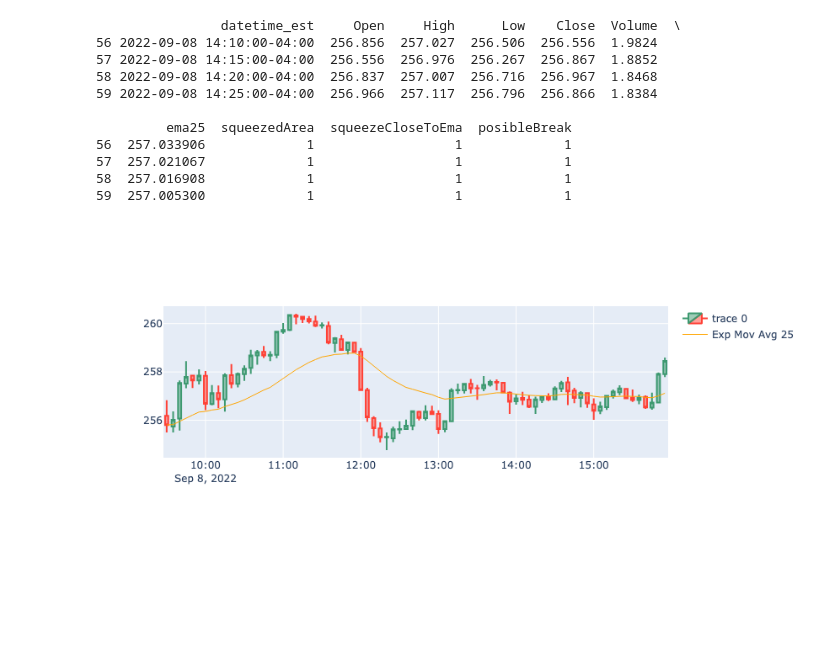
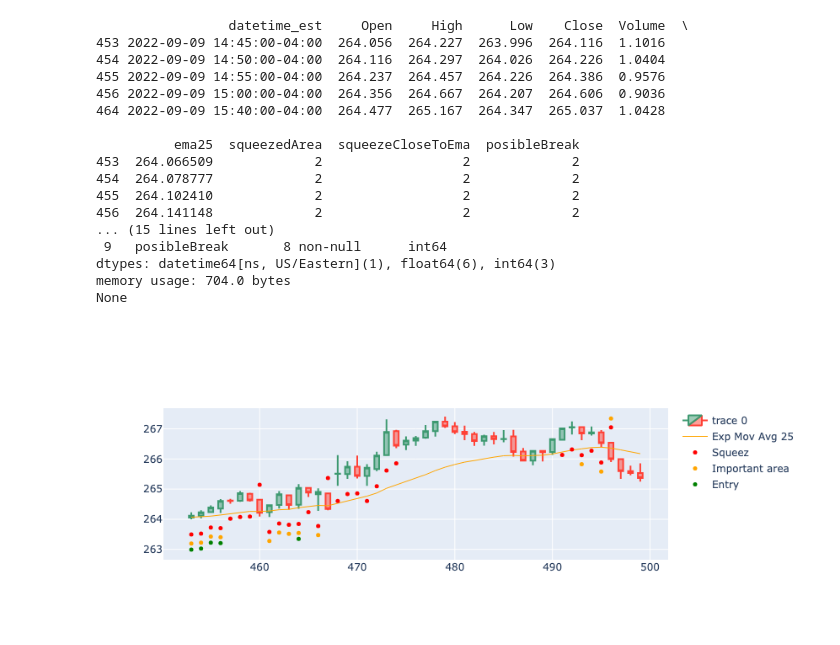
Before and after one commit to gastoncs/jupyter-docker, a Jupyter notebook: app/src/backtesting/squeez/squeez_pattern_v3.ipynb, the cells around one changed output. Drawn from its saved outputs; the diff is of its cells as text; code cells hidden in the pictures; blank space fills up the shorter version.

Commit message:
Adjustments to the Squeez Pattern

```diff
--- a/app/src/backtesting/squeez/squeez_pattern_v3.ipynb
+++ b/app/src/backtesting/squeez/squeez_pattern_v3.ipynb
@@ -6,11 +6,6 @@ import enum
 import math
 from pandas_ta.volatility import kc
 from datetime import datetime, timezone
-
-class TENDENCY(enum.Enum):
-    NEUTRAL = 0
-    POSITIVE = 1
-    NEGATIVE = 2
 
 class POSITION(enum.Enum):
     NEUTRAL = 0
@@ -32,9 +27,8 @@ def calculateBolingerAndKeltnerChannels(kc)->None:
     #Bolinger Band Upper - Keltner Channel Upper
     df['bbu_minus_kcu'] = df['BBU_20_2.0'] - kc['KCUe_20_2']
 
-def is_sma_uptrend(sma, N):
-    # Check the last N 10 points for uptrend
-    y = sma[-N:]
+def isSmaUptrend(sma, N):
+    y = sma[-N:] # Check the last N 10 points for uptrend
     x = np.arange(len(y))
     slope = np.polyfit(x, y, 1)[0]
     return slope > 0
@@ -46,17 +40,16 @@ def isUptrend(candle):
     windowCount = len(window)
 
     tendency = False
-    if(windowCount > 30):
+    if(windowCount > 20):
         percWindow = math.ceil(windowCount * .50)
         window['SMA'] = window.Close.rolling(window=percWindow).mean()
 
-        if is_sma_uptrend(window['SMA'], percWindow):
+        if isSmaUptrend(window['SMA'], percWindow):
             tendency = True
 
     return tendency
 
 def detectPosibleBreak(candle)->None:
-
     window = 3
     posibleBreak = EMA25['PRICE_ACCION_NEUTRAL'].value
     ema25 = (df.iloc[candle]).ema25
@@ -118,20 +111,17 @@ if __name__ == '__main__':
     df['datetime_est']=pd.to_datetime(df["datetime_gmt"], unit='ms').dt.tz_localize('UTC').dt.tz_convert('US/Eastern')
 
     # Regular hours
-    #df.index = df['datetime_est']
-    #df.between_time("09:30", "16:00")
+    df.index = df['datetime_est']
+    df.between_time("09:30", "16:00")
 
     #startOfTheDay = pd.Timestamp.now().strftime('%Y-%m-%d 09:30:00')
     #now = pd.Timestamp.now().strftime('%Y-%m-%d %H:%M:%S')
 
-    #fromTodayStart = '2022-09-08 09:30:00'
-    #toNow   = '2022-09-08 11:00:00'
-    #df2 = df[df['datetime_est'].between(fromTodayStart, toNow)]
-    #window = len(df2)
-
+    '''
     fromTodayStart = '2022-09-08 09:30:00'
     toNow   = '2022-09-08 16:00:00'
     df = df[df['datetime_est'].between(fromTodayStart, toNow)]
+    '''
 
     df['ema25'] = df['Close'].ewm(span=25, adjust=False).mean()
 
@@ -140,7 +130,6 @@ if __name__ == '__main__':
     calculateBolingerAndKeltnerChannels(kc)
     detectSqueeze()
     detectSqueezeCloseToEMA()
-    #detectPriceActionTendency(window)
 
     df['posibleBreak'] = df.apply(lambda row: detectPosibleBreak(row.name), axis=1)
 
@@ -148,23 +137,29 @@ if __name__ == '__main__':
 
     #result = df[(df["posibleBreak"]==1) & (df["tendency"]==1)]
     #result = df[df["tendency"]==0]
-    result = df[df["posibleBreak"]==1]
+    result = df[df["posibleBreak"]==2]
     #print(df.tail(100))
     print(result.tail())
-
+    #print(result.info())
     #df.to_csv('trend.csv', index=False)
 # %% [output]
-                datetime_est     Open     High      Low    Close  Volume  \
-56 2022-09-08 14:10:00-04:00  256.856  257.027  256.506  256.556  1.9824
-57 2022-09-08 14:15:00-04:00  256.556  256.976  256.267  256.867  1.8852
-58 2022-09-08 14:20:00-04:00  256.837  257.007  256.716  256.967  1.8468
-59 2022-09-08 14:25:00-04:00  256.966  257.117  256.796  256.866  1.8384
+                 datetime_est     Open     High      Low    Close  Volume  \
+453 2022-09-09 14:45:00-04:00  264.056  264.227  263.996  264.116  1.1016
+454 2022-09-09 14:50:00-04:00  264.116  264.297  264.026  264.226  1.0404
+455 2022-09-09 14:55:00-04:00  264.237  264.457  264.226  264.386  0.9576
+456 2022-09-09 15:00:00-04:00  264.356  264.667  264.207  264.606  0.9036
+464 2022-09-09 15:40:00-04:00  264.477  265.167  264.347  265.037  1.0428
 
-         ema25  squeezedArea  squeezeCloseToEma  posibleBreak
-56  257.033906             1                  1             1
-57  257.021067             1                  1             1
-58  257.016908             1                  1             1
-59  257.005300             1                  1             1
+          ema25  squeezedArea  squeezeCloseToEma  posibleBreak
+453  264.066509             2                  2             2
+454  264.078777             2                  2             2
+455  264.102410             2                  2             2
+456  264.141148             2                  2             2
+... (15 lines left out)
+ 9   posibleBreak       8 non-null      int64
+dtypes: datetime64[ns, US/Eastern](1), float64(6), int64(3)
+memory usage: 704.0 bytes
+None
 # %%
 def posibleBreakArea(x):
     extraSpace = 1
@@ -199,30 +194,30 @@ df['posibleBreakArea'] = df.apply(lambda row: posibleBreakArea(row), axis=1)
 # %%
 import plotly.io as pio
 import plotly.graph_objects as go
 
-dfpl = df[0:78]
+dfpl = df[453:500]
 
 fig = go.Figure(
     data=[
         go.Candlestick(
-            x=dfpl.datetime_est,
+            x=dfpl.index,
             open=dfpl['Open'],
             high=dfpl['High'],
             low=dfpl['Low'],
             close=dfpl['Close']),
         go.Scatter(
-            x=dfpl.datetime_est,
+            x=dfpl.index,
             y=dfpl['ema25'],
             line=dict(color='orange', width=1),
             name="Exp Mov Avg 25")
     ]
 )
 
-#fig.add_scatter(x=dfpl.index, y=dfpl['squezzeArea'], mode="markers", marker=dict(size=5, color="red"), name="Squeez")
-#fig.add_scatter(x=dfpl.index, y=dfpl['squeezeCloseToEmaArea'], mode="markers", marker=dict(size=5, color="orange"), name="Important area")
-#fig.add_scatter(x=dfpl.index, y=dfpl['posibleBreakArea'], mode="markers", marker=dict(size=5, color="green"), name="Entry")
+fig.add_scatter(x=dfpl.index, y=dfpl['squezzeArea'], mode="markers", marker=dict(size=5, color="red"), name="Squeez")
+fig.add_scatter(x=dfpl.index, y=dfpl['squeezeCloseToEmaArea'], mode="markers", marker=dict(size=5, color="orange"), name="Important area")
+fig.add_scatter(x=dfpl.index, y=dfpl['posibleBreakArea'], mode="markers", marker=dict(size=5, color="green"), name="Entry")
 
 fig.update_layout(xaxis_rangeslider_visible=False)
 fig.show()
 # %% [output]
-[figure, old version]
+[figure, new version]
```
